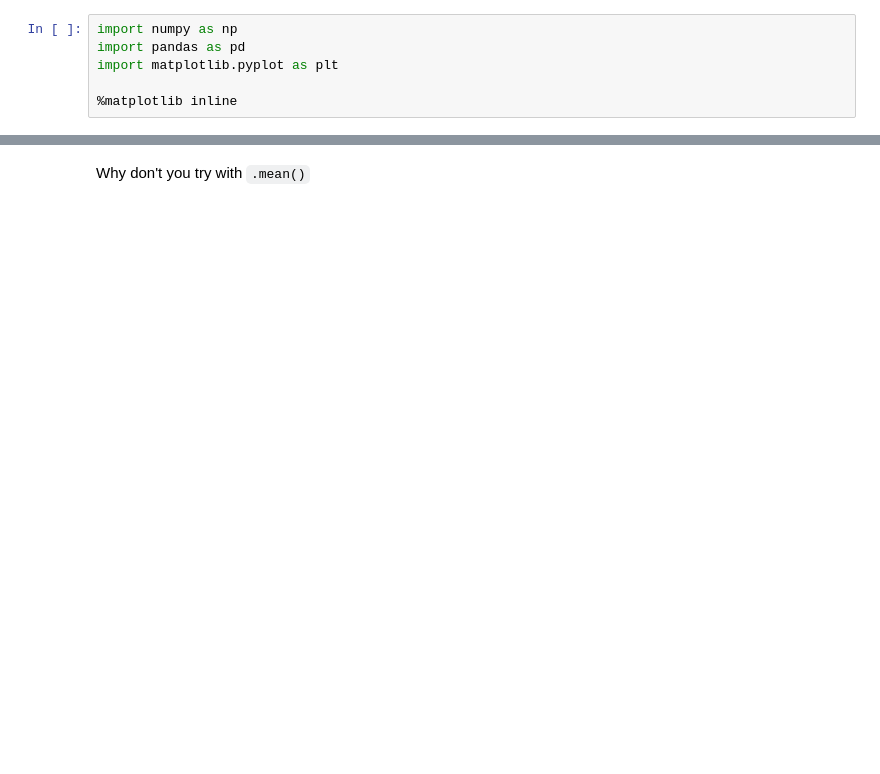
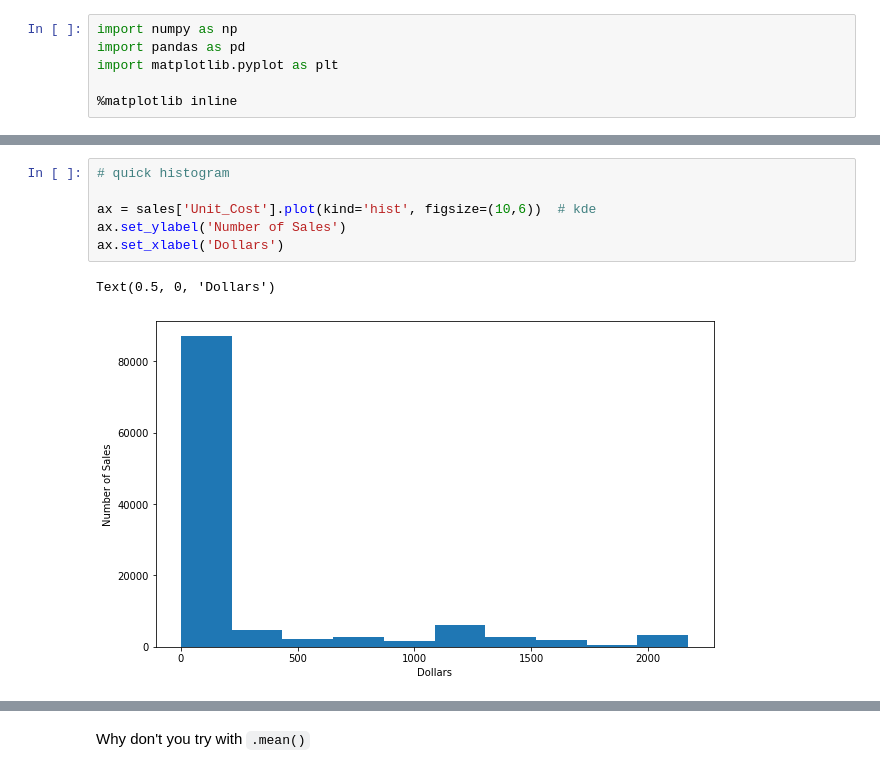
Before and after one commit to PalomaCortez/FreeCodeCamp-Pandas-Real-Life-Example, a Jupyter notebook: Exercises_1.ipynb, the cells around one changed output, grey strips where cells are left out. Saved outputs shown, nothing was run; the diff lists cells and outputs as text; blank space fills up the shorter version.

```diff
--- a/Exercises_1.ipynb
+++ b/Exercises_1.ipynb
@@ -25,0 +115,9 @@ sales.head()
+# %%
+# quick histogram
+
+ax = sales['Unit_Cost'].plot(kind='hist', figsize=(10,6))  # kde
+ax.set_ylabel('Number of Sales')
+ax.set_xlabel('Dollars')
+# %% [output]
+Text(0.5, 0, 'Dollars')
+[figure, added]
```
Also changed, not shown: parts of 81 cells of this notebook.
